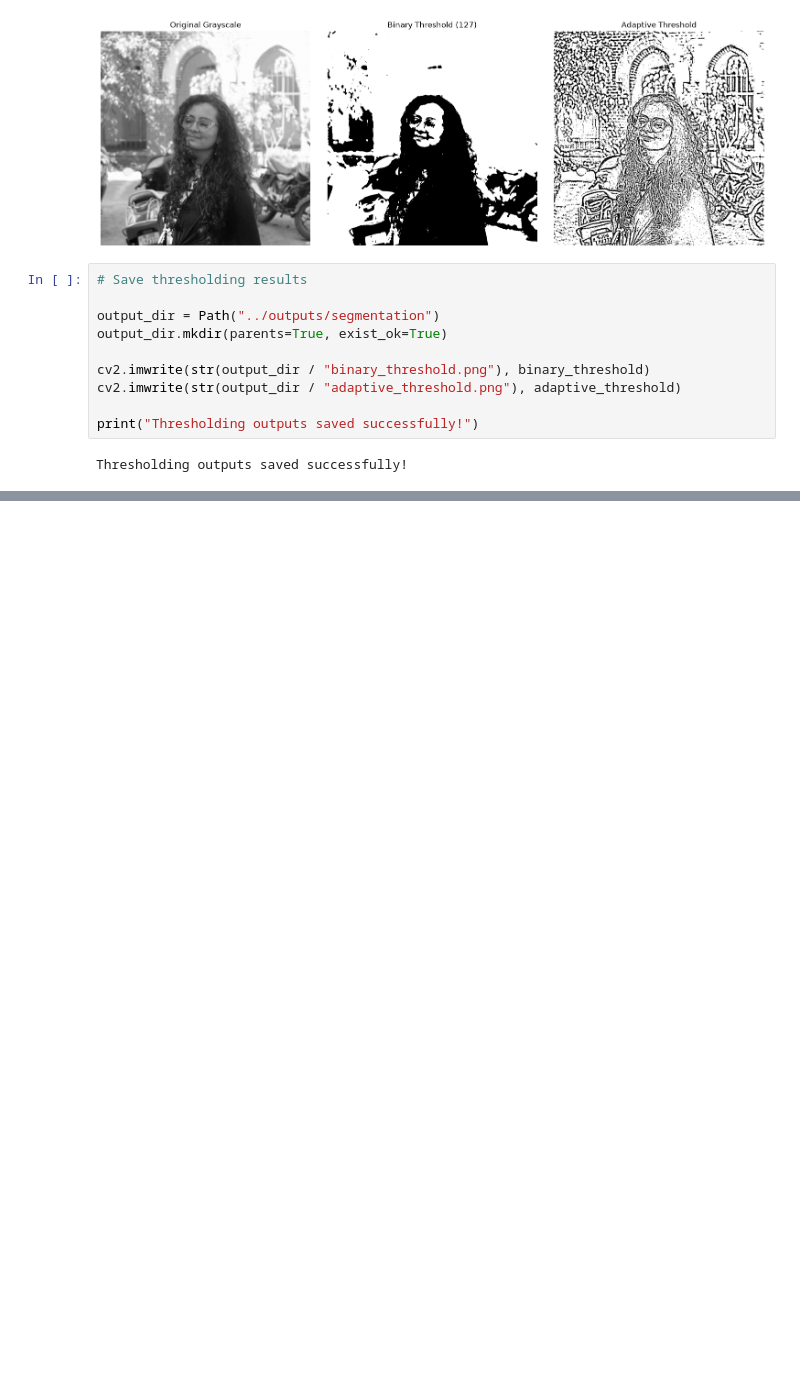
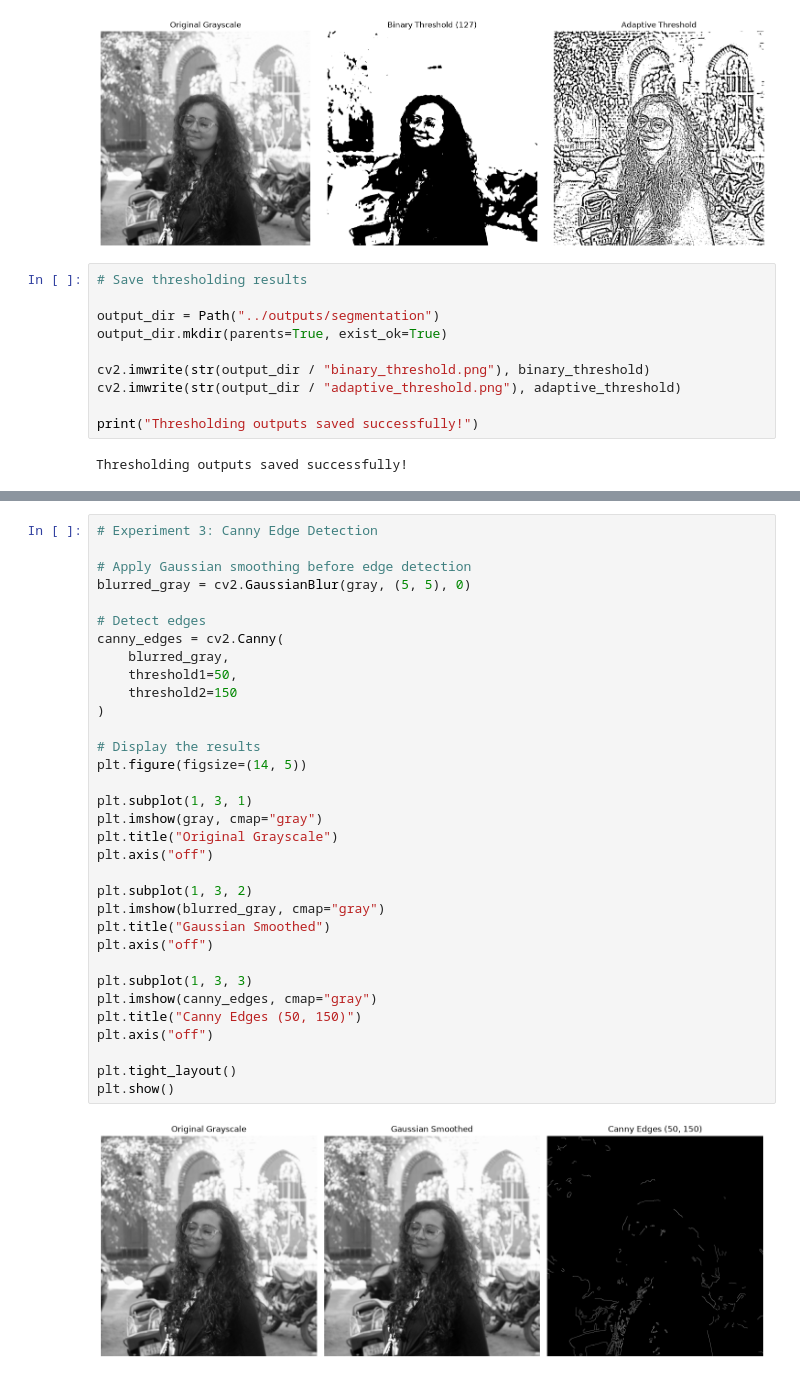
Before and after one commit to KhevnaUnakar/computer-vision-toolkit, a Jupyter notebook: notebooks/02_segmentation.ipynb, the cells around one changed output, grey strips where cells are left out. Cells and saved outputs as stored; diff of their text form; blank space fills up the shorter version.

```diff
--- a/notebooks/02_segmentation.ipynb
+++ b/notebooks/02_segmentation.ipynb
@@ -88,0 +149,35 @@ Thresholding outputs saved successfully!
+# %%
+# Experiment 3: Canny Edge Detection
+
+# Apply Gaussian smoothing before edge detection
+blurred_gray = cv2.GaussianBlur(gray, (5, 5), 0)
+
+# Detect edges
+canny_edges = cv2.Canny(
+    blurred_gray,
+    threshold1=50,
+    threshold2=150
+)
+
+# Display the results
+plt.figure(figsize=(14, 5))
+
+plt.subplot(1, 3, 1)
+plt.imshow(gray, cmap="gray")
+plt.title("Original Grayscale")
+plt.axis("off")
+
+plt.subplot(1, 3, 2)
+plt.imshow(blurred_gray, cmap="gray")
+plt.title("Gaussian Smoothed")
+plt.axis("off")
+
+plt.subplot(1, 3, 3)
+plt.imshow(canny_edges, cmap="gray")
+plt.title("Canny Edges (50, 150)")
+plt.axis("off")
+
+plt.tight_layout()
+plt.show()
+# %% [output]
+[figure, added]
```
Also changed, not shown: parts of 5 cells of this notebook.
